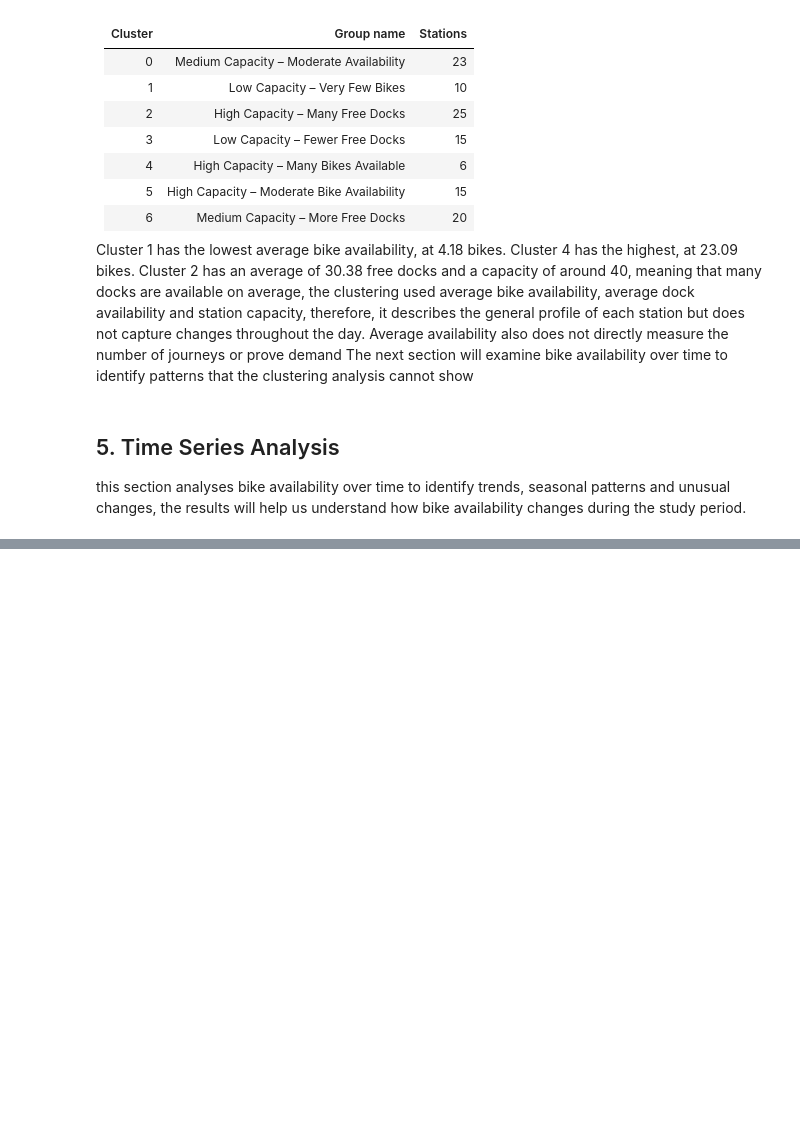
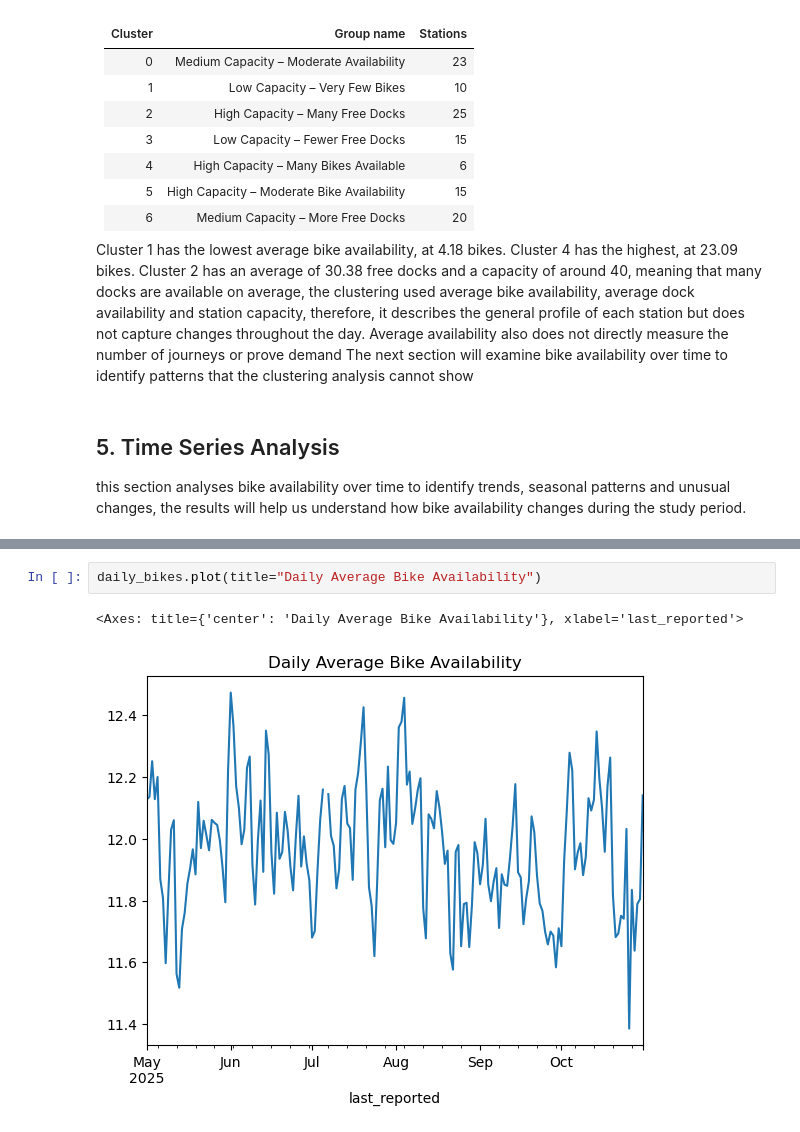
Before and after one commit to 2026248-bit/CA1MLB--2026248-, a Jupyter notebook: Notebook/CA1_MLB.ipynb, the cells around one changed output, grey strips where cells are left out. Drawn from its saved outputs; the diff is of its cells as text; blank space fills up the shorter version.

```diff
--- a/Notebook/CA1_MLB.ipynb
+++ b/Notebook/CA1_MLB.ipynb
@@ -1566,0 +1577,5 @@ this section analyses bike availability over time to identify trends, seasonal p
+# %%
+daily_bikes.plot(title="Daily Average Bike Availability")
+# %% [output]
+<Axes: title={'center': 'Daily Average Bike Availability'}, xlabel='last_reported'>
+[figure, added]
```
Also changed, not shown: parts of 23 cells of this notebook.
